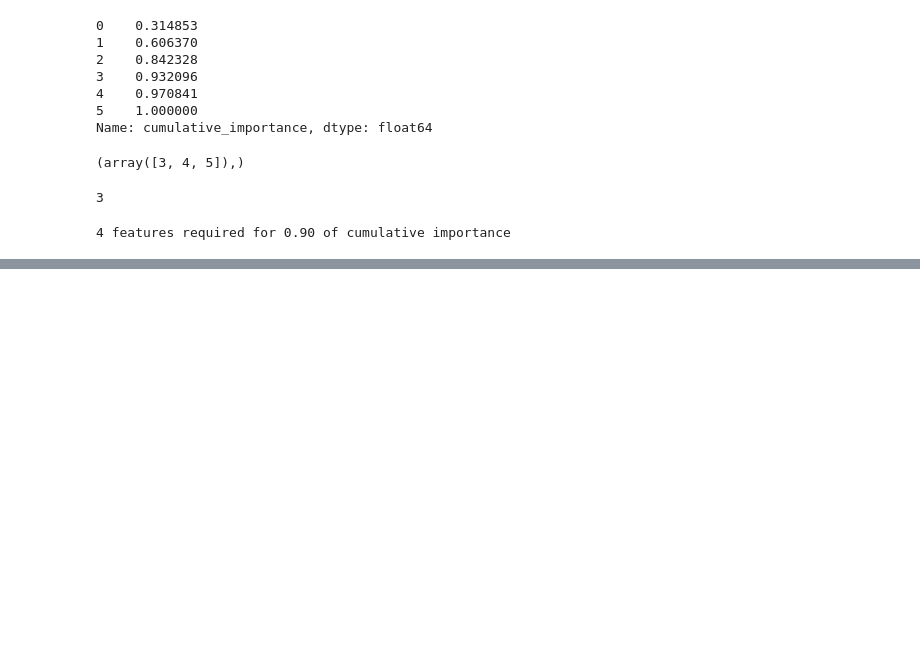
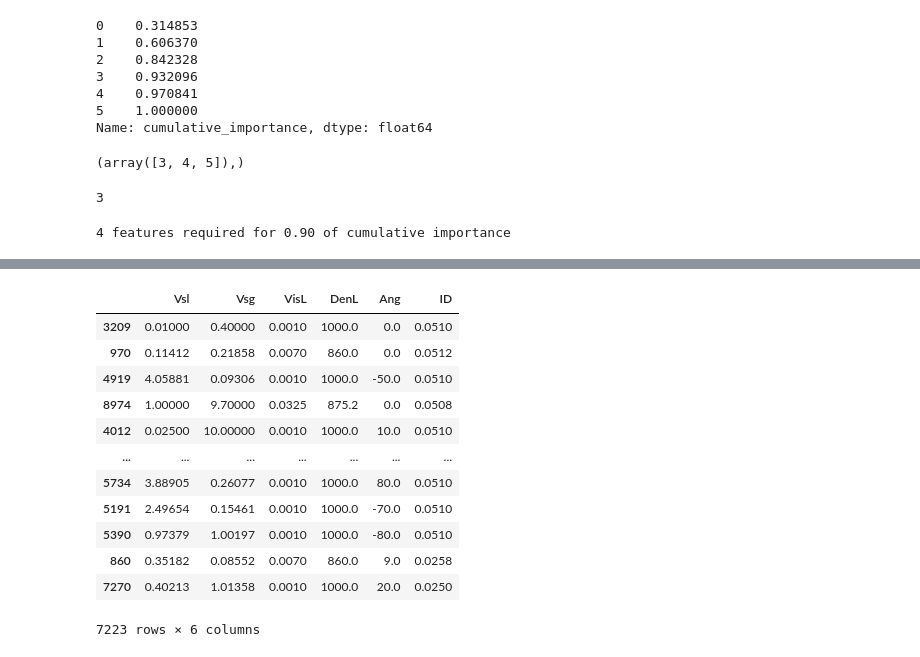
Before and after one commit to emily1618/Data-Portfolio, a Jupyter notebook: PabloEDA.ipynb, the cells around one changed output, grey strips where cells are left out. Drawn from its saved outputs; the diff is of its cells as text; code cells hidden in the pictures; blank space fills up the shorter version.

```diff
--- a/PabloEDA.ipynb
+++ b/PabloEDA.ipynb
@@ -363,0 +405,16 @@ print('%d features required for %0.2f of cumulative importance' % (importance_in
+# %%
+X_Train
+# %% [output]
+|  | Vsl | Vsg | VisL | DenL | Ang | ID |
+| 3209 | 0.01000 | 0.40000 | 0.0010 | 1000.0 | 0.0 | 0.0510 |
+| 970 | 0.11412 | 0.21858 | 0.0070 | 860.0 | 0.0 | 0.0512 |
+| 4919 | 4.05881 | 0.09306 | 0.0010 | 1000.0 | -50.0 | 0.0510 |
+| 8974 | 1.00000 | 9.70000 | 0.0325 | 875.2 | 0.0 | 0.0508 |
+| 4012 | 0.02500 | 10.00000 | 0.0010 | 1000.0 | 10.0 | 0.0510 |
+| ... | ... | ... | ... | ... | ... | ... |
+| 5734 | 3.88905 | 0.26077 | 0.0010 | 1000.0 | 80.0 | 0.0510 |
+| 5191 | 2.49654 | 0.15461 | 0.0010 | 1000.0 | -70.0 | 0.0510 |
+| 5390 | 0.97379 | 1.00197 | 0.0010 | 1000.0 | -80.0 | 0.0510 |
+| 860 | 0.35182 | 0.08552 | 0.0070 | 860.0 | 9.0 | 0.0258 |
+| 7270 | 0.40213 | 1.01358 | 0.0010 | 1000.0 | 20.0 | 0.0250 |
+7223 rows × 6 columns
```
Also changed, not shown: parts of 14 cells of this notebook.
